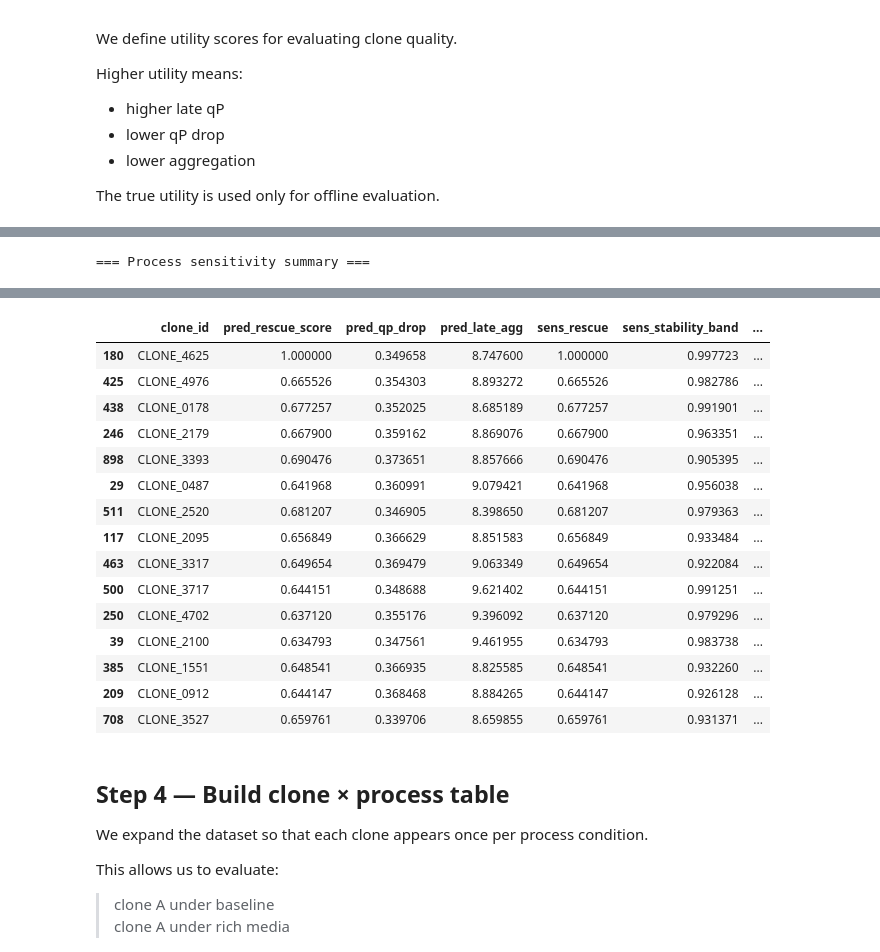
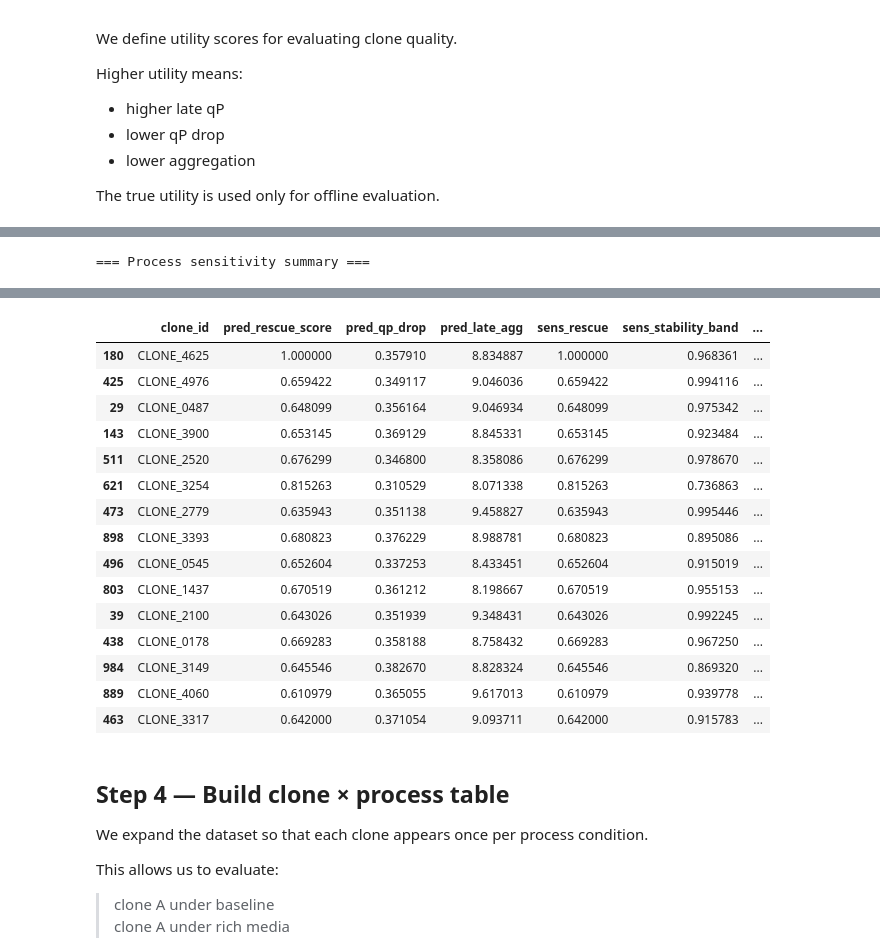
Before and after one commit to Sanghee-L/CLD_ML_PIPELINE, a Jupyter notebook: notebooks/07_Clone_x_Process_Optimization_Simulation.ipynb, the cells around one changed output, grey strips where cells are left out. Cells and saved outputs as stored; diff of their text form; code cells hidden in the pictures.

```diff
--- a/notebooks/07_Clone_x_Process_Optimization_Simulation.ipynb
+++ b/notebooks/07_Clone_x_Process_Optimization_Simulation.ipynb
@@ -253,10 +344,11 @@ This is still rule-based, not learned from real process data.
 # %%
 # --------------------------------------------------
-# Step 3 — Clone-specific process sensitivity
+# Step 3 — Clone-specific process-response sensitivity
 # --------------------------------------------------
 
 def triangular_band_score(x, low, high, peak=None):
     x = pd.Series(x).astype(float)
+
     if peak is None:
         peak = (low + high) / 2
 
@@ -272,6 +364,7 @@ def triangular_band_score(x, low, high, peak=None):
 
 work = df.copy()
 
+# Prediction-derived sensitivity
 work["sens_rescue"] = z01(work["pred_rescue_score"])
 
 work["sens_stability_band"] = triangular_band_score(
@@ -288,25 +381,54 @@ work["sens_agg_band"] = triangular_band_score(
     high=16.0,
 )
 
+# Latent process-response biology
+work["latent_process_response"] = (
+    0.20 * work["nutrient_utilization_efficiency"]
+    + 0.20 * work["stress_adaptation_capacity"]
+    + 0.15 * work["perfusion_rescue_potential"]
+    + 0.15 * work["temperature_shift_responsiveness"]
+    + 0.15 * work["feed_responsiveness"]
+    + 0.15 * (1.0 - work["process_risk_sensitivity"])
+)
+
+# Overall process sensitivity:
+# prediction-derived rescue potential + latent process responsiveness.
 work["process_sensitivity"] = (
-    0.55 * work["sens_rescue"]
-    + 0.25 * work["sens_stability_band"]
-    + 0.20 * work["sens_agg_band"]
+    0.40 * work["sens_rescue"]
+    + 0.20 * work["sens_stability_band"]
+    + 0.15 * work["sens_agg_band"]
+    + 0.25 * work["latent_process_response"]
 )
+
+work["process_sensitivity"] = work["process_sensitivity"].clip(0, 1)
 
 print("=== Process sensitivity summary ===")
 display(work["process_sensitivity"].describe())
 
-display(work[[
-    "clone_id",
-    "pred_rescue_score",
-    "pred_qp_drop",
-    "pred_late_agg",
-    "sens_rescue",
-    "sens_stability_band",
-    "sens_agg_band",
-    "process_sensitivity",
-]].sort_values("process_sensitivity", ascending=False).head(15))
+display(
+    work[
+        [
+            "clone_id",
+            "pred_rescue_score",
+            "pred_qp_drop",
+            "pred_late_agg",
+            "sens_rescue",
+            "sens_stability_band",
+            "sens_agg_band",
+            "latent_process_response",
+            "process_sensitivity",
+            "nutrient_utilization_efficiency",
+            "stress_adaptation_capacity",
+            "perfusion_rescue_potential",
+            "temperature_shift_responsiveness",
+            "feed_responsiveness",
+            "secretion_burden_index",
+            "process_risk_sensitivity",
+        ]
+    ]
+    .sort_values("process_sensitivity", ascending=False)
+    .head(15)
+)
 # %% [output]
 === Process sensitivity summary ===
 count    1000.000000
@@ -320,20 +442,20 @@ max         0.986811
 Name: process_sensitivity, dtype: float64
 |  | clone_id | pred_rescue_score | pred_qp_drop | pred_late_agg | sens_rescue | sens_stability_band | ... |
-| 180 | CLONE_4625 | 1.000000 | 0.349658 | 8.747600 | 1.000000 | 0.997723 | ... |
-| 425 | CLONE_4976 | 0.665526 | 0.354303 | 8.893272 | 0.665526 | 0.982786 | ... |
-| 438 | CLONE_0178 | 0.677257 | 0.352025 | 8.685189 | 0.677257 | 0.991901 | ... |
-| 246 | CLONE_2179 | 0.667900 | 0.359162 | 8.869076 | 0.667900 | 0.963351 | ... |
-| 898 | CLONE_3393 | 0.690476 | 0.373651 | 8.857666 | 0.690476 | 0.905395 | ... |
-| 29 | CLONE_0487 | 0.641968 | 0.360991 | 9.079421 | 0.641968 | 0.956038 | ... |
-| 511 | CLONE_2520 | 0.681207 | 0.346905 | 8.398650 | 0.681207 | 0.979363 | ... |
-| 117 | CLONE_2095 | 0.656849 | 0.366629 | 8.851583 | 0.656849 | 0.933484 | ... |
-| 463 | CLONE_3317 | 0.649654 | 0.369479 | 9.063349 | 0.649654 | 0.922084 | ... |
-| 500 | CLONE_3717 | 0.644151 | 0.348688 | 9.621402 | 0.644151 | 0.991251 | ... |
-| 250 | CLONE_4702 | 0.637120 | 0.355176 | 9.396092 | 0.637120 | 0.979296 | ... |
-| 39 | CLONE_2100 | 0.634793 | 0.347561 | 9.461955 | 0.634793 | 0.983738 | ... |
-| 385 | CLONE_1551 | 0.648541 | 0.366935 | 8.825585 | 0.648541 | 0.932260 | ... |
-| 209 | CLONE_0912 | 0.644147 | 0.368468 | 8.884265 | 0.644147 | 0.926128 | ... |
-| 708 | CLONE_3527 | 0.659761 | 0.339706 | 8.659855 | 0.659761 | 0.931371 | ... |
+| 180 | CLONE_4625 | 1.000000 | 0.357910 | 8.834887 | 1.000000 | 0.968361 | ... |
+| 425 | CLONE_4976 | 0.659422 | 0.349117 | 9.046036 | 0.659422 | 0.994116 | ... |
+| 29 | CLONE_0487 | 0.648099 | 0.356164 | 9.046934 | 0.648099 | 0.975342 | ... |
+| 143 | CLONE_3900 | 0.653145 | 0.369129 | 8.845331 | 0.653145 | 0.923484 | ... |
+| 511 | CLONE_2520 | 0.676299 | 0.346800 | 8.358086 | 0.676299 | 0.978670 | ... |
+| 621 | CLONE_3254 | 0.815263 | 0.310529 | 8.071338 | 0.815263 | 0.736863 | ... |
+| 473 | CLONE_2779 | 0.635943 | 0.351138 | 9.458827 | 0.635943 | 0.995446 | ... |
+| 898 | CLONE_3393 | 0.680823 | 0.376229 | 8.988781 | 0.680823 | 0.895086 | ... |
+| 496 | CLONE_0545 | 0.652604 | 0.337253 | 8.433451 | 0.652604 | 0.915019 | ... |
+| 803 | CLONE_1437 | 0.670519 | 0.361212 | 8.198667 | 0.670519 | 0.955153 | ... |
+| 39 | CLONE_2100 | 0.643026 | 0.351939 | 9.348431 | 0.643026 | 0.992245 | ... |
+| 438 | CLONE_0178 | 0.669283 | 0.358188 | 8.758432 | 0.669283 | 0.967250 | ... |
+| 984 | CLONE_3149 | 0.645546 | 0.382670 | 8.828324 | 0.645546 | 0.869320 | ... |
+| 889 | CLONE_4060 | 0.610979 | 0.365055 | 9.617013 | 0.610979 | 0.939778 | ... |
+| 463 | CLONE_3317 | 0.642000 | 0.371054 | 9.093711 | 0.642000 | 0.915783 | ... |
 # %% [markdown]
 ## Step 4 — Build clone × process table
 
```
Also changed, not shown: parts of 20 cells of this notebook, 17 other files.
